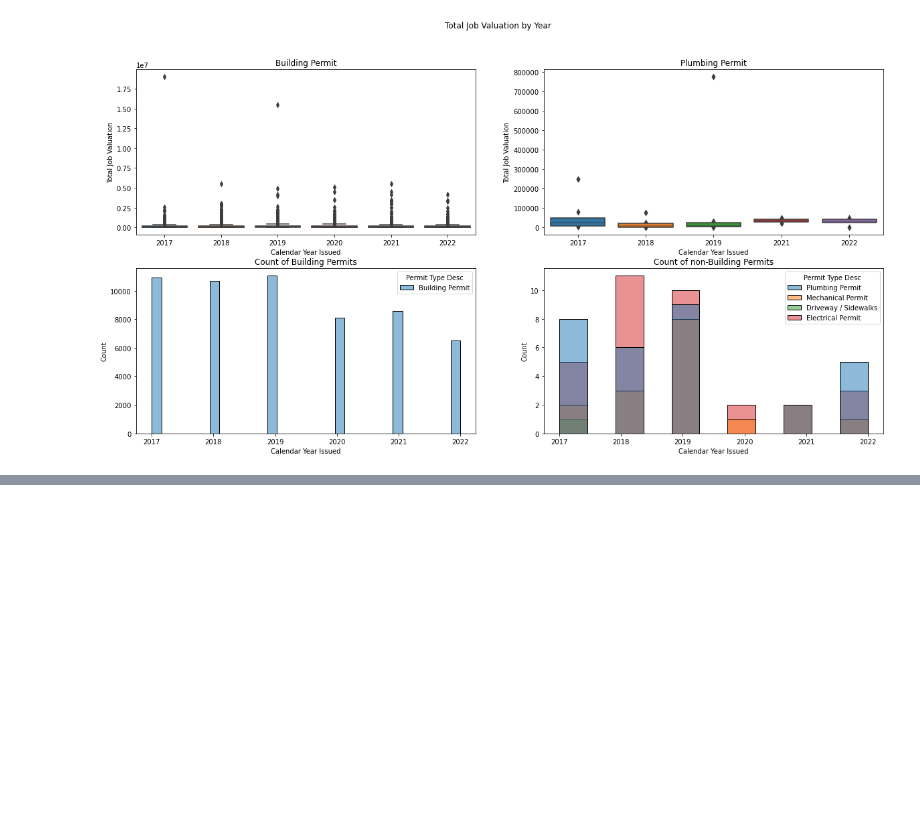
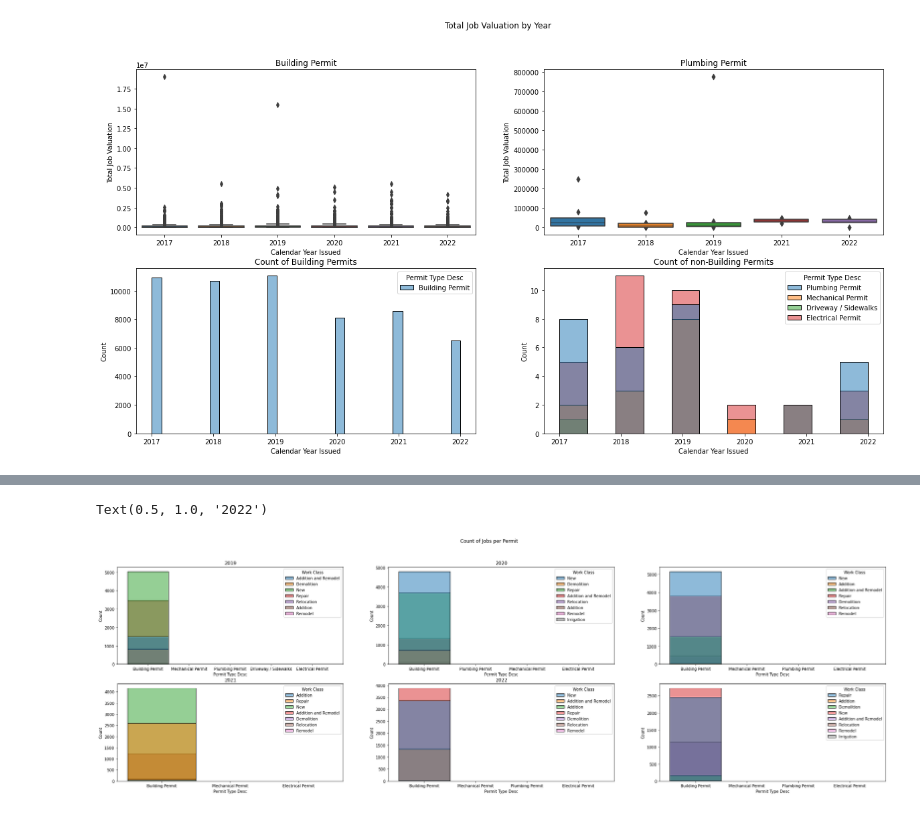
Before and after one commit to Josephslee99/CSE4-587Project, a Jupyter notebook: EDA.ipynb, the cells around one changed output, grey strips where cells are left out. Cells and saved outputs as stored; diff of their text form; code cells hidden in the pictures; blank space fills up the shorter version.

Commit message:
histplots

```diff
--- a/EDA.ipynb
+++ b/EDA.ipynb
@@ -107 +118,19 @@ Text(0.5, 1.0, 'Count of non-Building Permits')
+# %%
+fig, axes = plt.subplots(2,3,figsize=(35,10))
+fig.suptitle('Count of Jobs per Permit')
+sns.histplot(ax=axes[0,0],data=data[data['Calendar Year Issued']==2017],x='Permit Type Desc',hue='Work Class')
+axes[0,0].set_title('2017')
+sns.histplot(ax=axes[0,1],data=data[data['Calendar Year Issued']==2018],x='Permit Type Desc',hue='Work Class')
+axes[0,0].set_title('2018')
+sns.histplot(ax=axes[0,2],data=data[data['Calendar Year Issued']==2019],x='Permit Type Desc',hue='Work Class')
+axes[0,0].set_title('2019')
+sns.histplot(ax=axes[1,0],data=data[data['Calendar Year Issued']==2020],x='Permit Type Desc',hue='Work Class')
+axes[0,1].set_title('2020')
+sns.histplot(ax=axes[1,1],data=data[data['Calendar Year Issued']==2021],x='Permit Type Desc',hue='Work Class')
+axes[1,0].set_title('2021')
+sns.histplot(ax=axes[1,2],data=data[data['Calendar Year Issued']==2022],x='Permit Type Desc',hue='Work Class')
+axes[1,1].set_title('2022')
+# %% [output]
+Text(0.5, 1.0, '2022')
+[figure, added]
 # %%
```
Also changed, not shown: parts of 2 cells of this notebook.
